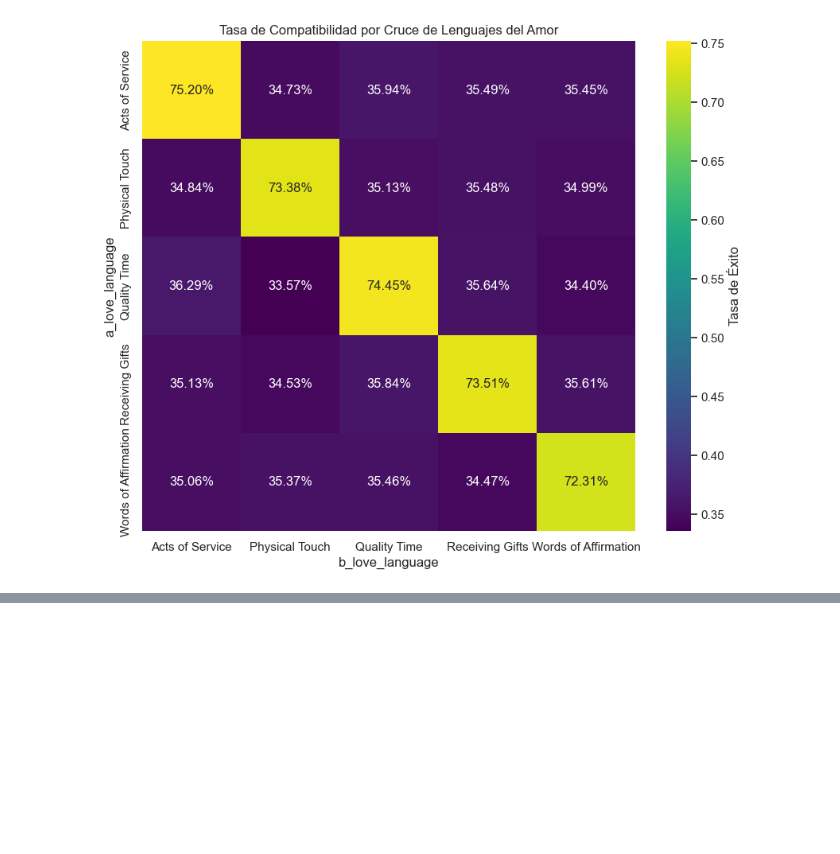
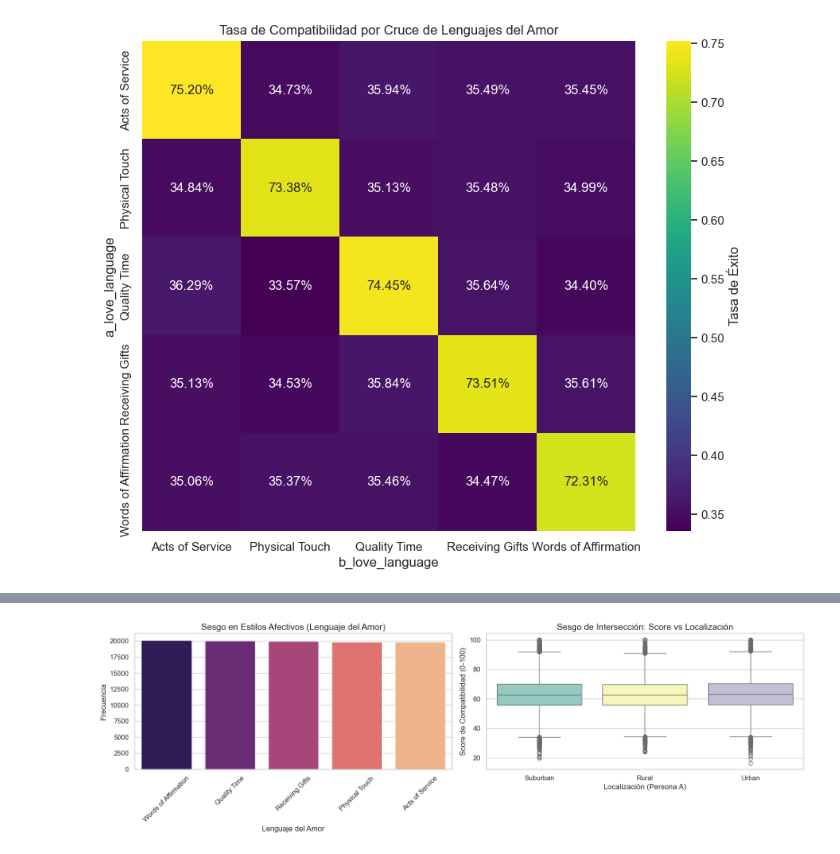
Before and after one commit to OscarDominguezOcana/DISIA-G5, a Jupyter notebook: [DISIA] - G5 - Hito 2.ipynb, the cells around one changed output, grey strips where cells are left out. Cells and saved outputs as stored; diff of their text form; code cells hidden in the pictures; blank space fills up the shorter version.

```diff
--- a/[DISIA] - G5 - Hito 2.ipynb
+++ b/[DISIA] - G5 - Hito 2.ipynb
@@ -159,0 +193,21 @@ En el proyecto original se agrupaban los datos por posiciones en el campo. En Cu
+# %%
+fig, axes = plt.subplots(1, 2, figsize=(16, 5))
+
+# Visualización 7: Distribución de Lenguajes del Amor
+sns.countplot(x='a_love_language', data=df, ax=axes[0],
+              order=df['a_love_language'].value_counts().index, palette='magma')
+axes[0].set_title('Sesgo en Estilos Afectivos (Lenguaje del Amor)', fontsize=14)
+axes[0].set_xlabel('Lenguaje del Amor')
+axes[0].set_ylabel('Frecuencia')
+axes[0].tick_params(axis='x', rotation=45)
+
+# Visualización 8: Sesgo de Intersección Score vs Localización
+sns.boxplot(x='a_location', y='compatibility_score', data=df, ax=axes[1], palette='Set3')
+axes[1].set_title('Sesgo de Intersección: Score vs Localización', fontsize=14)
+axes[1].set_xlabel('Localización (Persona A)')
+axes[1].set_ylabel('Score de Compatibilidad (0-100)')
+
+plt.tight_layout()
+plt.show()
+# %% [output]
+[figure, added]
```
Also changed, not shown: parts of 40 cells of this notebook.
